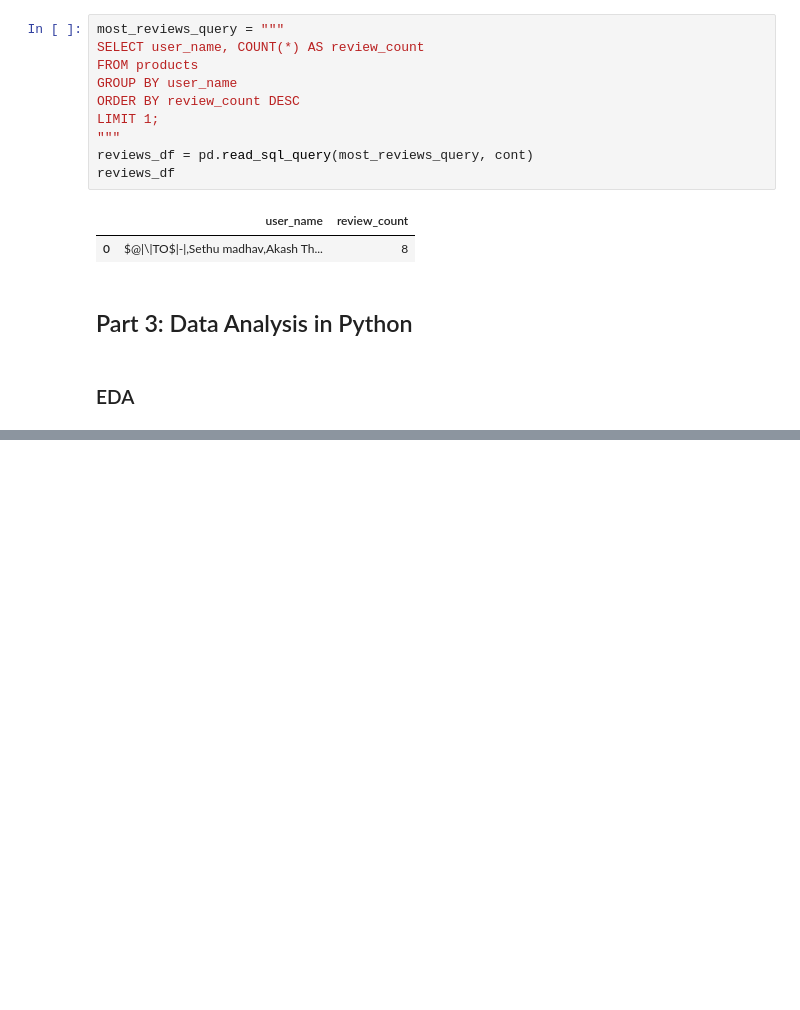
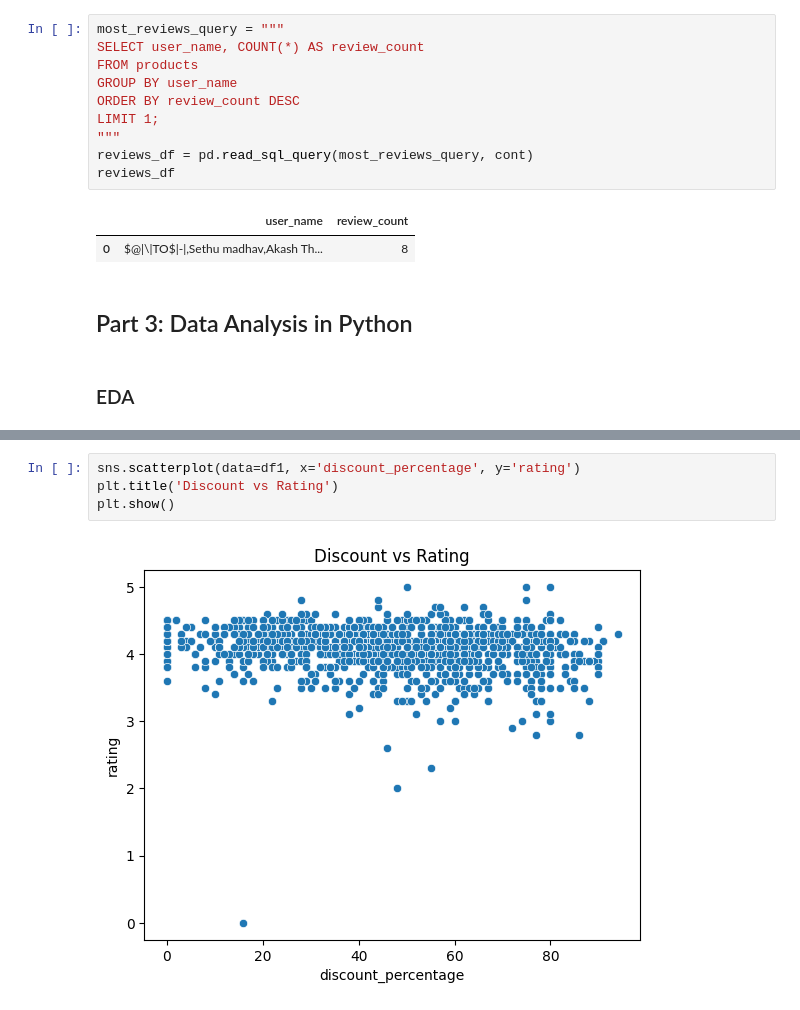
Before and after one commit to CheropS/Amazon-Dataset-Analysis, a Jupyter notebook: index.ipynb, the cells around one changed output, grey strips where cells are left out. Saved outputs shown, nothing was run; the diff lists cells and outputs as text; blank space fills up the shorter version.

```diff
--- a/index.ipynb
+++ b/index.ipynb
@@ -524,0 +603,6 @@ TypeError: can only concatenate str (not "int") to str
+# %%
+sns.scatterplot(data=df1, x='discount_percentage', y='rating')
+plt.title('Discount vs Rating')
+plt.show()
+# %% [output]
+[figure, added]
```
Also changed, not shown: parts of 14 cells of this notebook.
